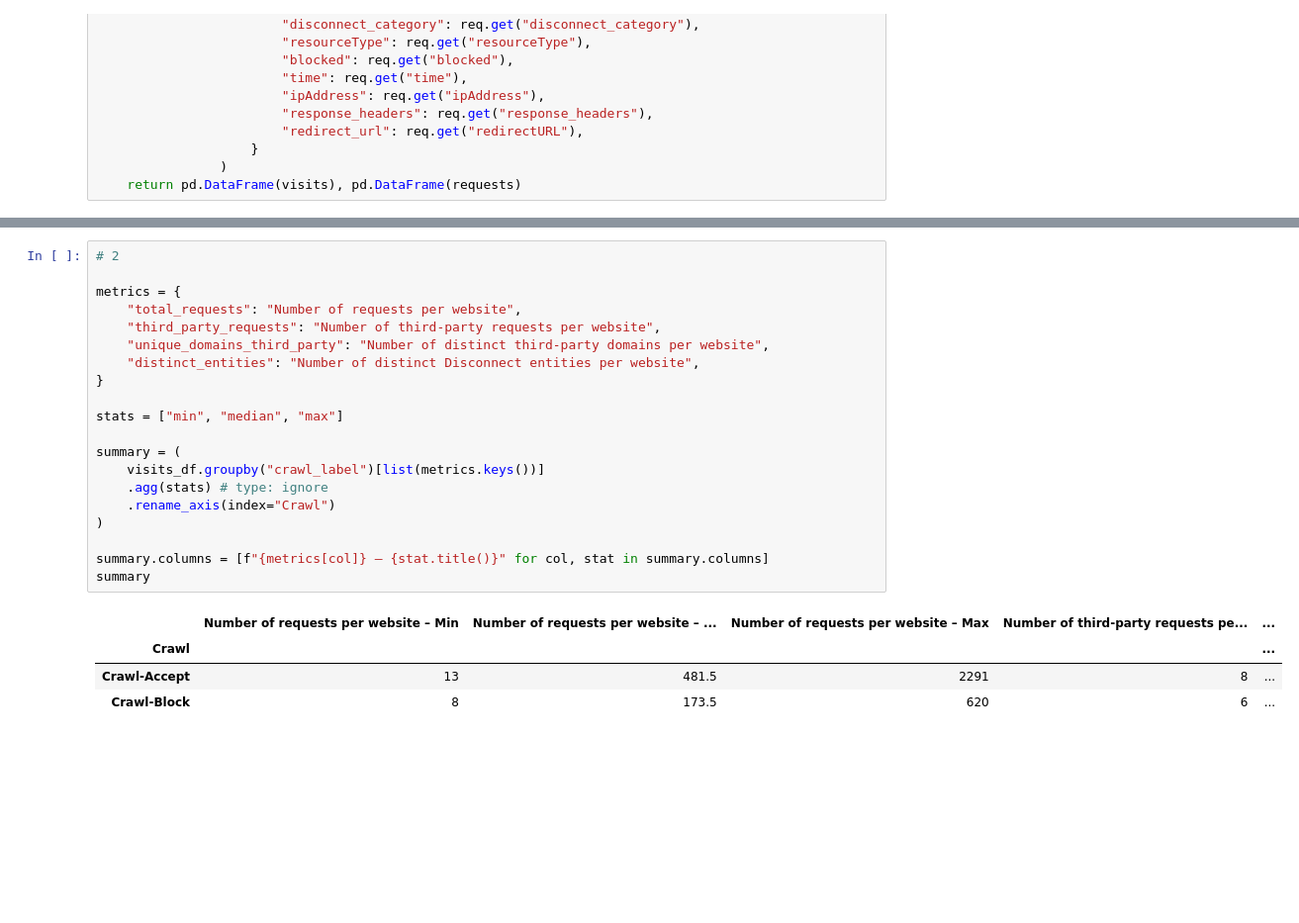
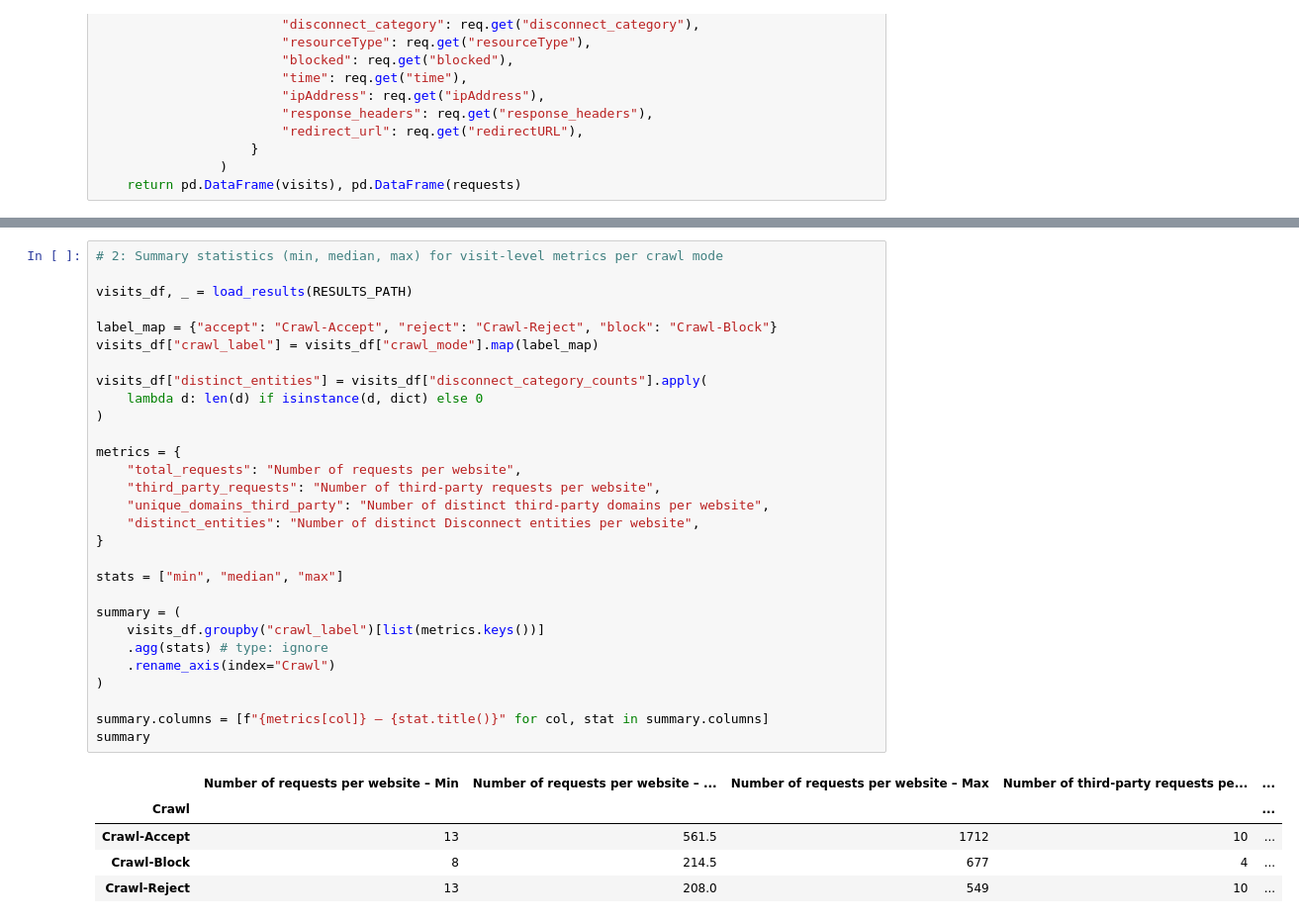
Before and after one commit to najeh-halawani/Automated-Web-Tracking-Detection-and-Privacy-Compliance-Analyzer, a Jupyter notebook: analysis/plot.ipynb, the cells around one changed output, grey strips where cells are left out. Shown: that part at 99% size. Drawn from its saved outputs; the diff is of its cells as text; blank space fills up the shorter version.

```diff
--- a/analysis/plot.ipynb
+++ b/analysis/plot.ipynb
@@ -87,25 +93,35 @@ plt.show()
 # %%
-# 2
+# 2: Summary statistics (min, median, max) for visit-level metrics per crawl mode
+
+visits_df, _ = load_results(RESULTS_PATH)
+
+label_map = {"accept": "Crawl-Accept", "reject": "Crawl-Reject", "block": "Crawl-Block"}
+visits_df["crawl_label"] = visits_df["crawl_mode"].map(label_map)
+
+visits_df["distinct_entities"] = visits_df["disconnect_category_counts"].apply(
+    lambda d: len(d) if isinstance(d, dict) else 0
+)
 
 metrics = {
     "total_requests": "Number of requests per website",
     "third_party_requests": "Number of third-party requests per website",
     "unique_domains_third_party": "Number of distinct third-party domains per website",
     "distinct_entities": "Number of distinct Disconnect entities per website",
 }
 
 stats = ["min", "median", "max"]
 
 summary = (
     visits_df.groupby("crawl_label")[list(metrics.keys())]
     .agg(stats) # type: ignore
     .rename_axis(index="Crawl")
 )
 
 summary.columns = [f"{metrics[col]} – {stat.title()}" for col, stat in summary.columns]
 summary
 # %% [output]
 |  | Number of requests per website – Min | Number of requests per website – ... | Number of requests per website – Max | Number of third-party requests pe... | ... |
 | Crawl |  |  |  |  | ... |
-| Crawl-Accept | 13 | 481.5 | 2291 | 8 | ... |
-| Crawl-Block | 8 | 173.5 | 620 | 6 | ... |
+| Crawl-Accept | 13 | 561.5 | 1712 | 10 | ... |
+| Crawl-Block | 8 | 214.5 | 677 | 4 | ... |
+| Crawl-Reject | 13 | 208.0 | 549 | 10 | ... |
```
Also changed, not shown: parts of 32 cells of this notebook.
